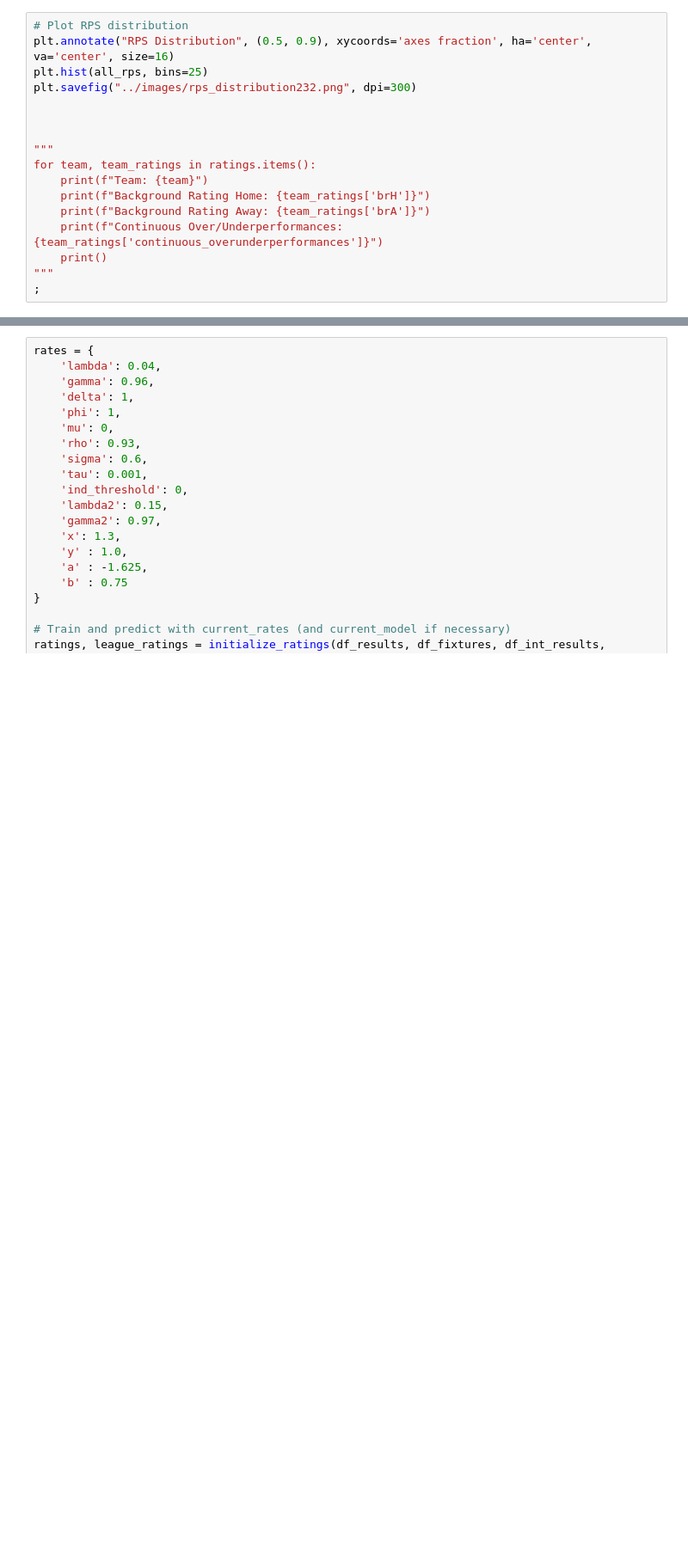
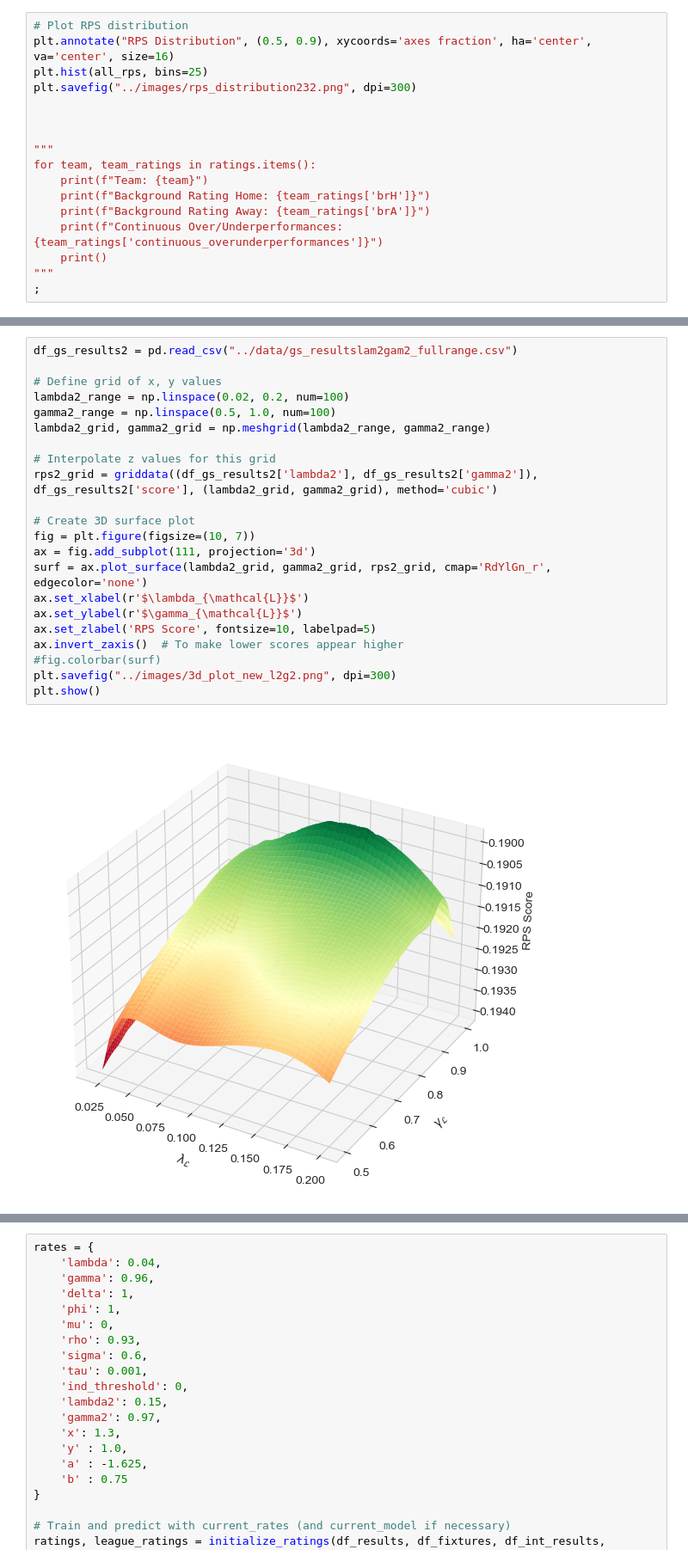
Before and after one commit to hyrogan/Soccer-Prediction, a Jupyter notebook: BT-v2.5.1.ipynb, the cells around one changed output, grey strips where cells are left out. Shown at 86% size. Cells and saved outputs as stored; diff of their text form; blank space fills up the shorter version.

```diff
--- a/BT-v2.5.1.ipynb
+++ b/BT-v2.5.1.ipynb
@@ -1060,0 +1412,24 @@ rps_grid = griddata((df_gs_results['lambda'], df_gs_results['gamma']), df_gs_res
+# %%
+df_gs_results2 = pd.read_csv("../data/gs_resultslam2gam2_fullrange.csv")
+
+# Define grid of x, y values
+lambda2_range = np.linspace(0.02, 0.2, num=100)
+gamma2_range = np.linspace(0.5, 1.0, num=100)
+lambda2_grid, gamma2_grid = np.meshgrid(lambda2_range, gamma2_range)
+
+# Interpolate z values for this grid
+rps2_grid = griddata((df_gs_results2['lambda2'], df_gs_results2['gamma2']), df_gs_results2['score'], (lambda2_grid, gamma2_grid), method='cubic')
+
+# Create 3D surface plot
+fig = plt.figure(figsize=(10, 7))
+ax = fig.add_subplot(111, projection='3d')
+surf = ax.plot_surface(lambda2_grid, gamma2_grid, rps2_grid, cmap='RdYlGn_r', edgecolor='none')
+ax.set_xlabel(r'$\lambda_{\mathcal{L}}$')
+ax.set_ylabel(r'$\gamma_{\mathcal{L}}$')
+ax.set_zlabel('RPS Score', fontsize=10, labelpad=5)
+ax.invert_zaxis()  # To make lower scores appear higher
+#fig.colorbar(surf)
+plt.savefig("../images/3d_plot_new_l2g2.png", dpi=300)
+plt.show()
+# %% [output]
+[figure, added]
```
Also changed, not shown: parts of 21 cells of this notebook.
